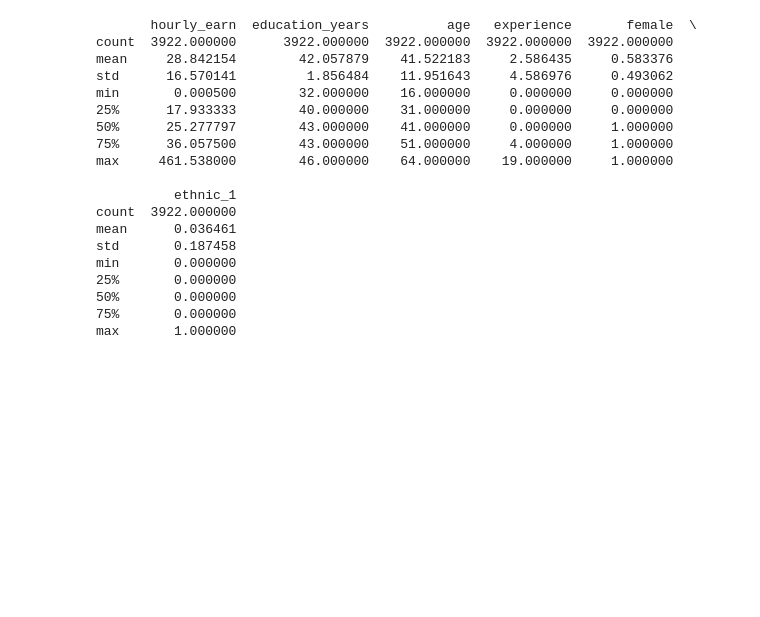
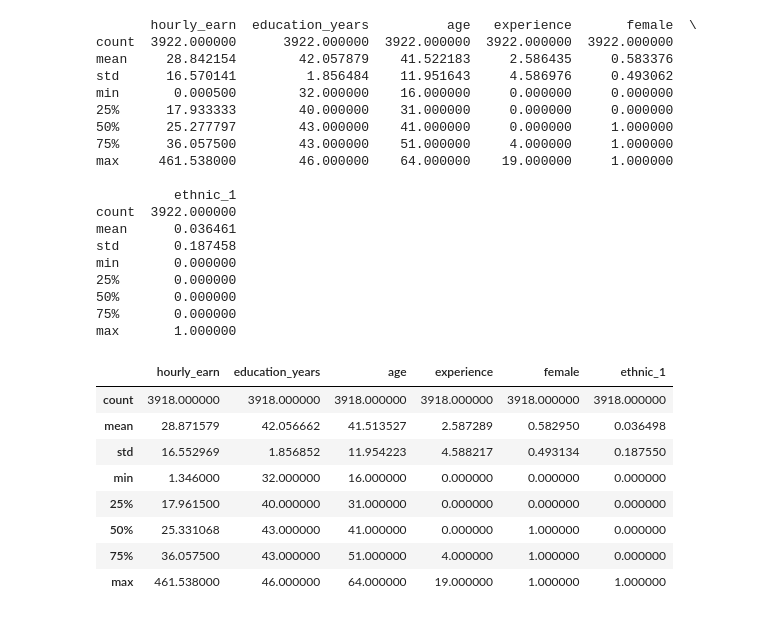
Before and after one commit to HDuo1129/Data-Analysis-3, a Jupyter notebook: Assignment 1/HW1.ipynb, the cells around one changed output. Drawn from its saved outputs; the diff is of its cells as text; code cells hidden in the pictures; blank space fills up the shorter version.

```diff
--- a/Assignment 1/HW1.ipynb
+++ b/Assignment 1/HW1.ipynb
@@ -10,7 +10,7 @@ from statsmodels.iolib.summary2 import summary_col
 # %% [markdown]
 ### Data Upload
 # %%
-data = pd.read_csv("morg-2014-emp.csv")
+data = pd.read_csv("/Users/huangduo/Desktop/Machine Learning/HW1/morg-2014-emp.csv")
 # %%
 business_ops_codes = [500, 510, 520, 530, 540, 565, 600, 630,
                       640, 650, 700, 710, 725, 726, 735, 740]
@@ -188,8 +162,9 @@ strong multicollinearity or other numerical problems.
 # %%
 data_occ.loc[:, 'experience_sq'] = data_occ['experience']**2
 data_occ.loc[:, 'female_ethnic'] = data_occ['female'] * data_occ['ethnic']
+data_occ.loc[:, 'education_experience'] = data_occ['education_years'] * data_occ['experience']
 x4 = sm.add_constant(data_occ[['education_years', 'age', 'experience', 'experience_sq',
-                                 'female', 'union', 'ethnic_1', 'female_ethnic']])
+                                 'female', 'union', 'ethnic_1', 'education_experience']])
 x4.replace([np.inf, -np.inf], np.nan, inplace=True)
 x4 = x4.dropna()
 y_x4 = y.loc[x4.index]
@@ -330,3 +305,16 @@ min       0.000000
 50%       0.000000
 75%       0.000000
 max       1.000000
+# %%
+data_occ.loc[data_occ['hourly_earn'] >= 1, ['hourly_earn', 'education_years', 'age', 'experience',
+                                            'female', 'union', 'ethnic_1']].describe()
+# %% [output]
+|  | hourly_earn | education_years | age | experience | female | ethnic_1 |
+| count | 3918.000000 | 3918.000000 | 3918.000000 | 3918.000000 | 3918.000000 | 3918.000000 |
+| mean | 28.871579 | 42.056662 | 41.513527 | 2.587289 | 0.582950 | 0.036498 |
+| std | 16.552969 | 1.856852 | 11.954223 | 4.588217 | 0.493134 | 0.187550 |
+| min | 1.346000 | 32.000000 | 16.000000 | 0.000000 | 0.000000 | 0.000000 |
+| 25% | 17.961500 | 40.000000 | 31.000000 | 0.000000 | 0.000000 | 0.000000 |
+| 50% | 25.331068 | 43.000000 | 41.000000 | 0.000000 | 1.000000 | 0.000000 |
+| 75% | 36.057500 | 43.000000 | 51.000000 | 4.000000 | 1.000000 | 0.000000 |
+| max | 461.538000 | 46.000000 | 64.000000 | 19.000000 | 1.000000 | 1.000000 |
```
Also changed, not shown: parts of 9 cells of this notebook.
